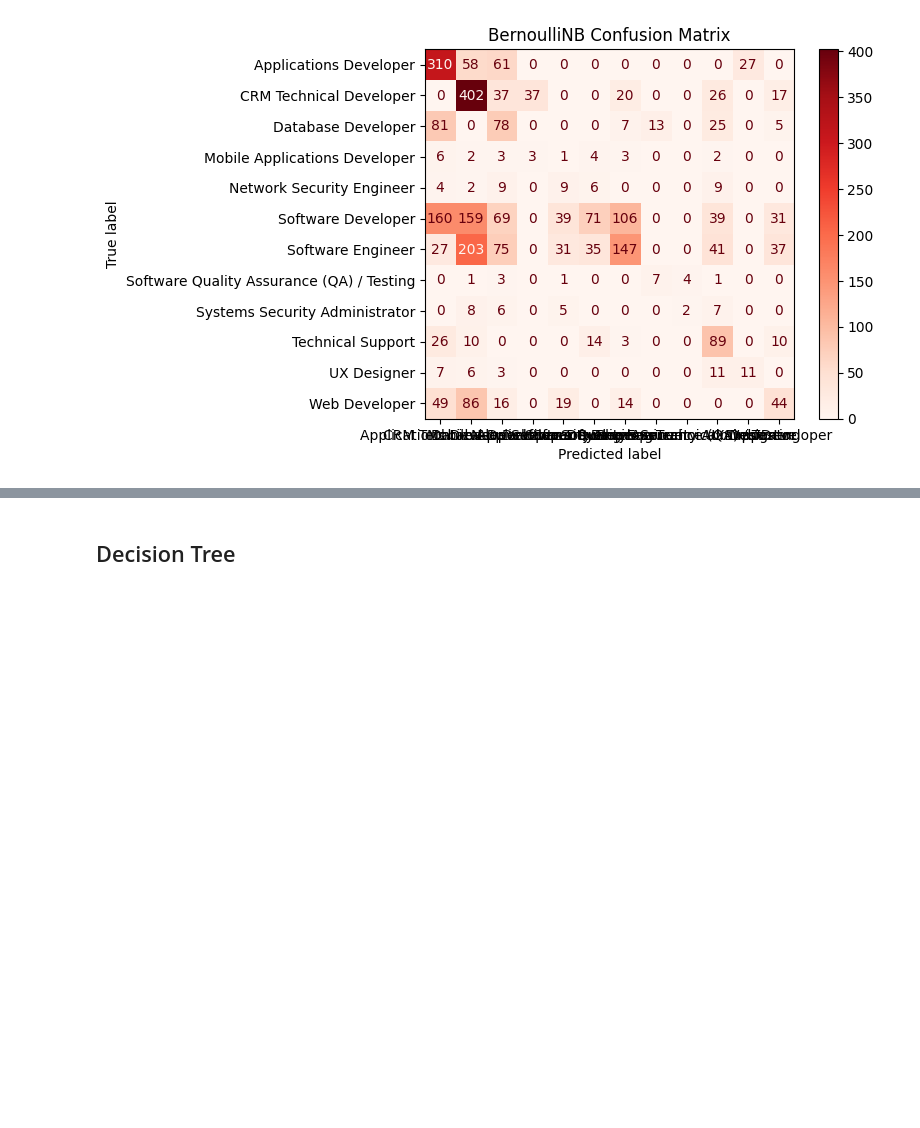
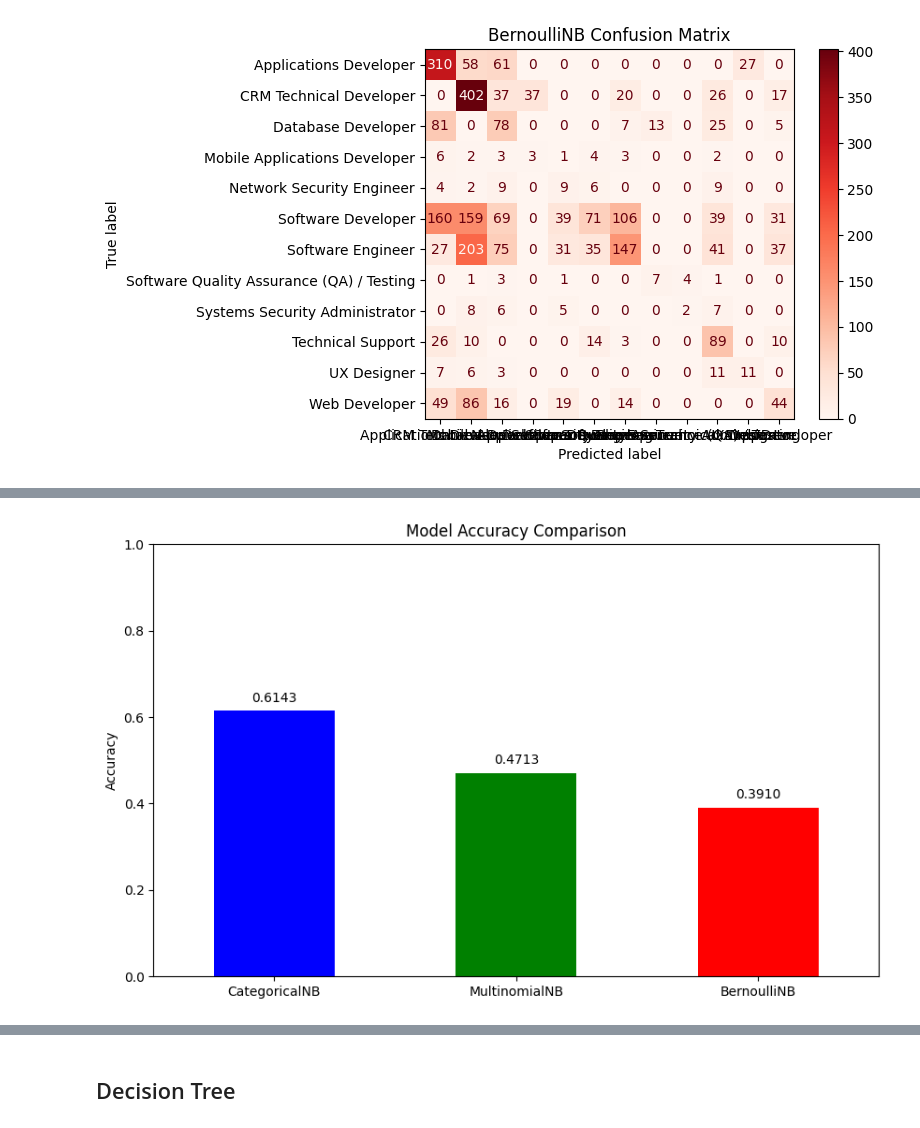
Before and after one commit to bhavanareddy19/cn, a Jupyter notebook: supervised.ipynb, the cells around one changed output, grey strips where cells are left out. Saved outputs shown, nothing was run; the diff lists cells and outputs as text; code cells hidden in the pictures; blank space fills up the shorter version.

```diff
--- a/supervised.ipynb
+++ b/supervised.ipynb
@@ -263,0 +237,90 @@ plt.show()
+# %%
+# Print training/test sample info for each model
+print("\n=== Training/Test Samples ===")
+
+# For CategoricalNB (DataFrame-based)
+print("CategoricalNB:")
+print(f"Training shape: {X_train_cat.shape}\nSample:")
+print(X_train_cat.head(2))
+print(f"\nTest shape: {X_test_cat.shape}\nSample:")
+print(X_test_cat.head(2))
+
+# For MultinomialNB (sparse matrices)
+print("\nMultinomialNB:")
+print(f"Training shape: {X_train_multi.shape}")
+print("First TRAINING row (dense):", X_train_multi.tocsr()[0].toarray())
+print(f"\nTest shape: {X_test_multi.shape}")
+print("First TEST row (dense):", X_test_multi.tocsr()[0].toarray())
+
+# For BernoulliNB (sparse matrices)
+print("\nBernoulliNB:")
+print(f"Training shape: {X_train_bern.shape}")
+print("First TRAINING row (dense):", X_train_bern.tocsr()[0].toarray())
+print(f"\nTest shape: {X_test_bern.shape}")
+print("First TEST row (dense):", X_test_bern.tocsr()[0].toarray())
+# Model comparison visualization
+def model_comparison_visualization(y_true, *models_data):
+    metrics = ['Accuracy', 'Precision', 'Recall', 'F1-Score']
+    model_names = []
+    scores = []
+
+    for name, y_pred in models_data:
+        model_names.append(name)
+        accuracy = accuracy_score(y_true, y_pred)
+        precision, recall, f1, _ = precision_recall_fscore_support(
+            y_true, y_pred, average='macro', zero_division=0
+        )
+        scores.append([accuracy, precision, recall, f1])
+
+    scores_df = pd.DataFrame(scores, columns=metrics, index=model_names)
+
+    # Bar plot for accuracy comparison
+    plt.figure(figsize=(10, 6))
+    scores_df['Accuracy'].plot(kind='bar', color=['blue', 'green', 'red'])
+    plt.title('Model Accuracy Comparison')
+    plt.ylabel('Accuracy')
+    plt.xticks(rotation=0)
+    plt.ylim(0, 1)
+    for i, v in enumerate(scores_df['Accuracy']):
+        plt.text(i, v + 0.02, f"{v:.4f}", ha='center')
+    plt.show()
+
+    # Radar chart for full metrics comparison
+    categories = metrics
+    N = len(categories)
+
+    angles = [n / float(N) * 2 * np.pi for n in range(N)]
+    angles += angles[:1]
+
+    plt.figure(figsize=(8, 8))
+    ax = plt.subplot(111, polar=True)
+
+    for idx, (model, row) in enumerate(zip(model_names, scores_df.values)):
+        values = row.tolist()
+        values += values[:1]
+        ax.plot(angles, values, linewidth=1, linestyle='solid',
+                label=model, color=['blue', 'green', 'red'][idx])
+        ax.fill(angles, values, alpha=0.1, color=['blue', 'green', 'red'][idx])
+
+    plt.xticks(angles[:-1], categories, color='grey', size=10)
+    ax.set_rlabel_position(0)
+    plt.yticks([0.2, 0.4, 0.6, 0.8, 1.0], ["0.2","0.4","0.6","0.8","1.0"],
+               color="grey", size=8)
+    plt.ylim(0, 1)
+    plt.title('Model Performance Comparison', size=15, y=1.1)
+    plt.legend(loc='upper right', bbox_to_anchor=(1.3, 1.1))
+    plt.show()
+
+    return scores_df
+
+# Generate visualizations
+comparison_df = model_comparison_visualization(
+    y_test,
+    ('CategoricalNB', y_pred),
+    ('MultinomialNB', y_pred_multi),
+    ('BernoulliNB', y_pred_bern)
+)
+
+print("\n=== Model Comparison Metrics ===")
+print(comparison_df)
+# %% [output]
@@ -263,0 +344 @@ plt.show()
+[figure, added]
```
Also changed, not shown: parts of 5 cells of this notebook.
